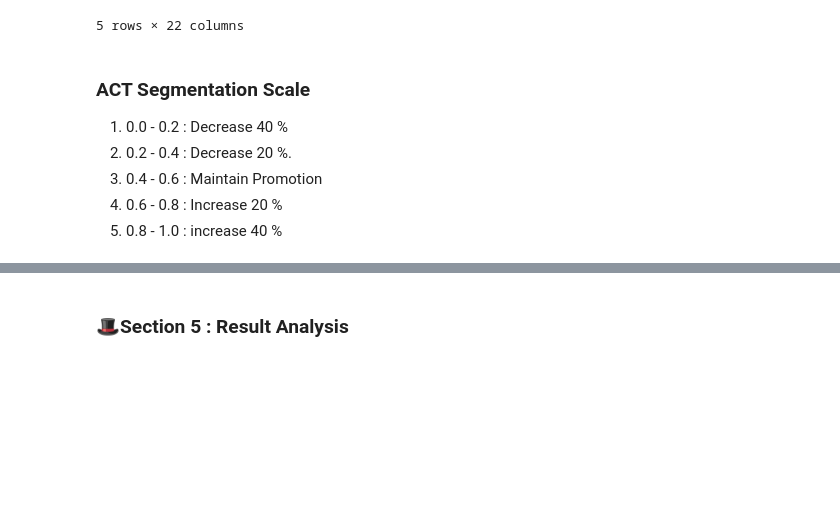
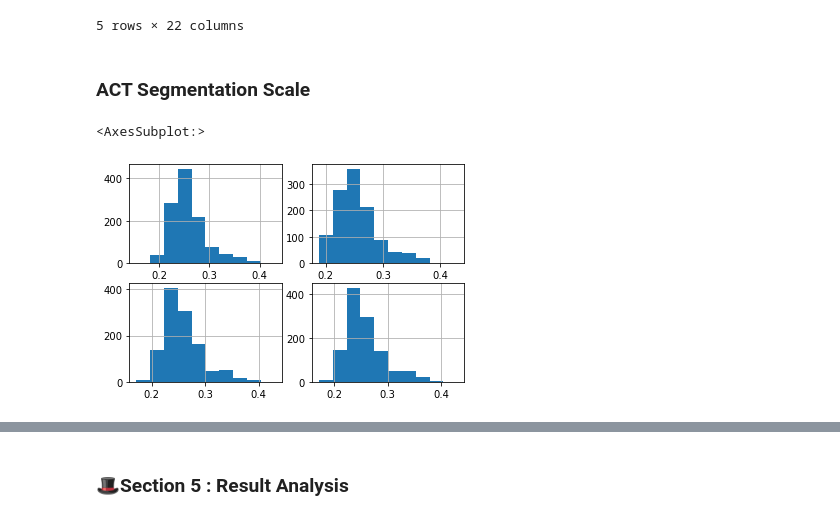
Before and after one commit to WarintornNawong/DSI_Project1, a Jupyter notebook: project1_test.ipynb, the cells around one changed output, grey strips where cells are left out. Cells and saved outputs as stored; diff of their text form; code cells hidden in the pictures; blank space fills up the shorter version.

```diff
--- a/project1_test.ipynb
+++ b/project1_test.ipynb
@@ -955,9 +955,12 @@ sat_pd.head()
 5 rows × 22 columns
 # %% [markdown]
 ### ACT Segmentation Scale
-
-1. 0.0 - 0.2  : Decrease 40 %
-2. 0.2 - 0.4  : Decrease 20 %.
-3. 0.4 - 0.6  : Maintain Promotion
-4. 0.6 - 0.8  : Increase 20 %
-5. 0.8 - 1.0  : increase 40 %
+# %%
+fig, ax = plt.subplots(2,2)
+act_pd['AMPS'].hist(ax=ax[0][0])
+act_pd['AEPS'].hist(ax=ax[0][1])
+act_pd['ARPS'].hist(ax=ax[1][0])
+act_pd['ASPS'].hist(ax=ax[1][1])
+# %% [output]
+<AxesSubplot:>
+[figure, added]
```
Also changed, not shown: parts of 12 cells of this notebook.
